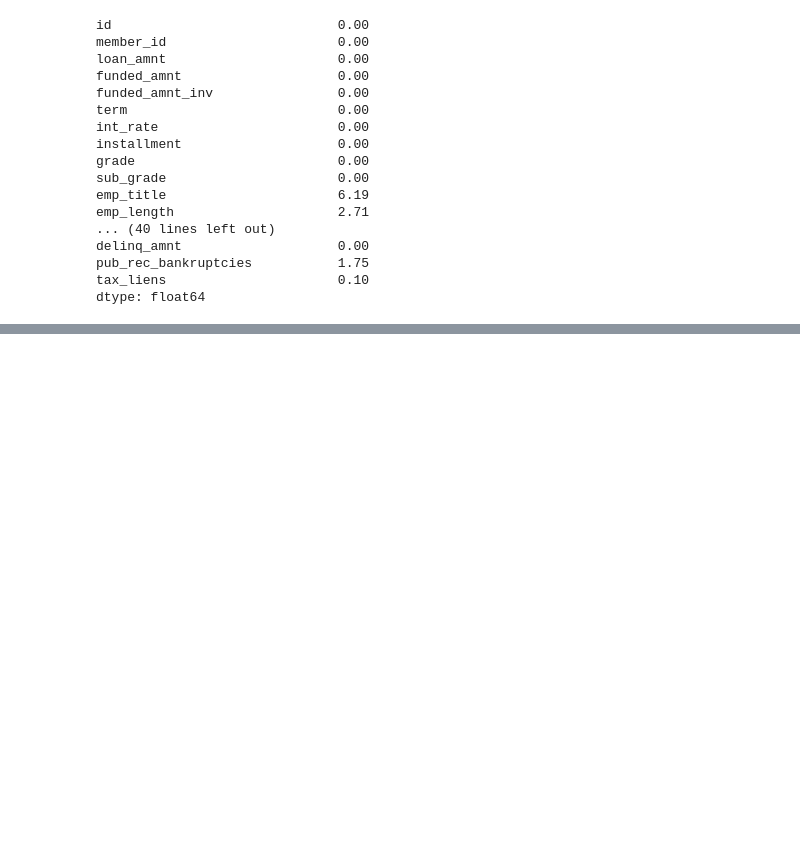
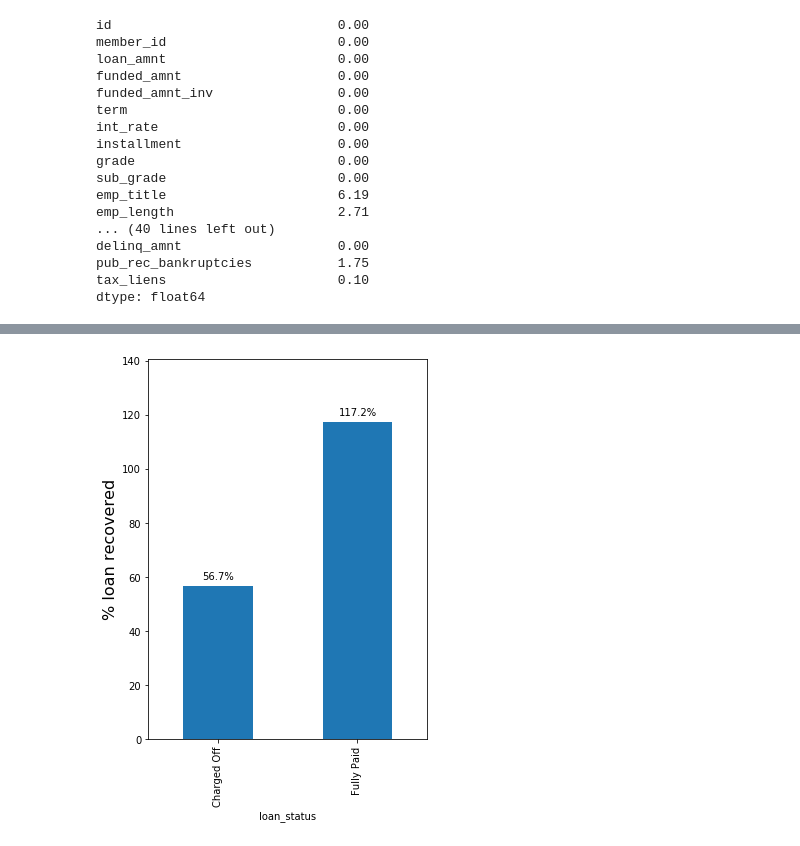
Before and after one commit to parth1595/EDA, a Jupyter notebook: loan_analysis.ipynb, the cells around one changed output, grey strips where cells are left out. Cells and saved outputs as stored; diff of their text form; code cells hidden in the pictures; blank space fills up the shorter version.

```diff
--- a/loan_analysis.ipynb
+++ b/loan_analysis.ipynb
@@ -625,0 +398,8 @@ print(d)
+# %%
+plt.figure(figsize=(5,7))
+ax = (df_new.groupby('loan_status').total_pymnt.sum() * 100 / df_new.groupby('loan_status').loan_amnt.sum()).plot.bar()
+ax.set_ylabel('% loan recovered', fontsize=16)
+plt.margins(0.2, 0.2)
+showLabels(ax)
+# %% [output]
+[figure, added]
```
Also changed, not shown: parts of 105 cells of this notebook, 1 other file.
